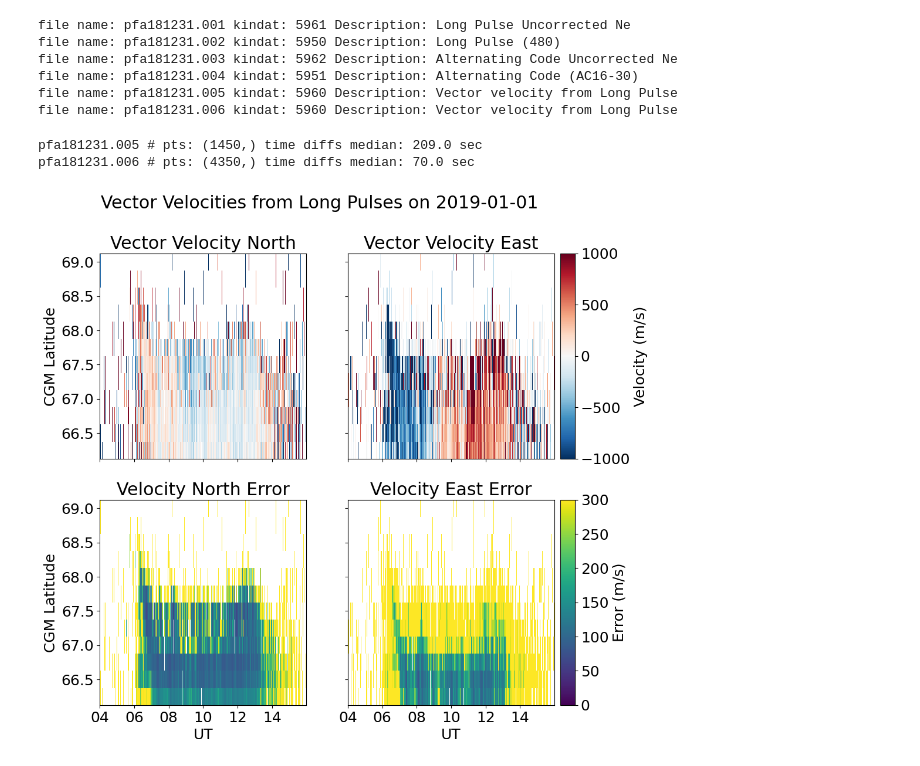
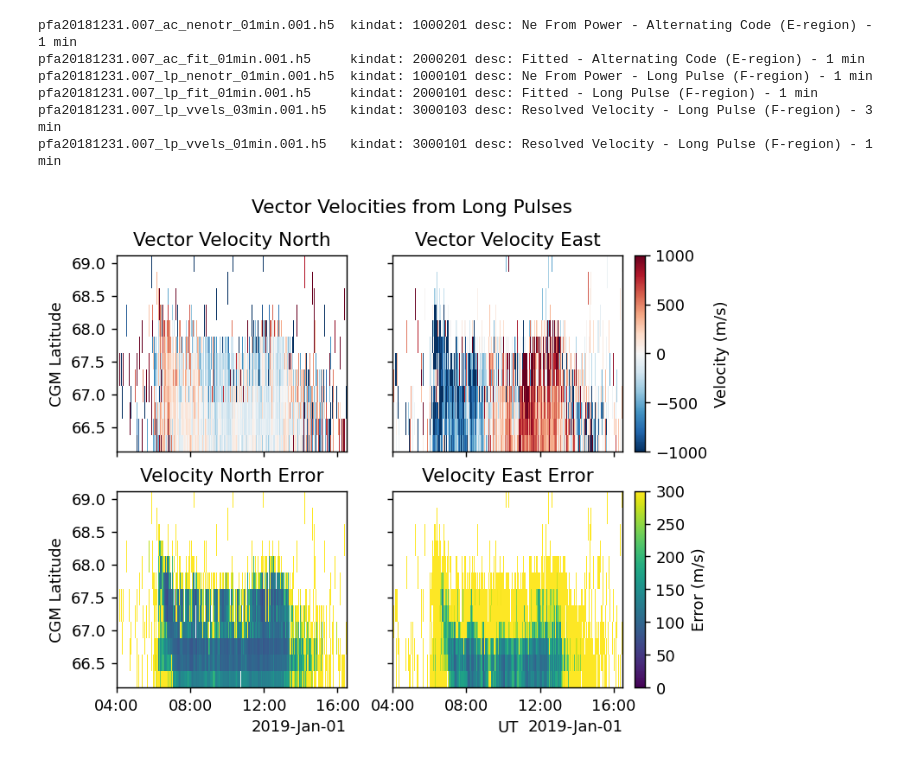
Before and after one commit to isrsummerschool/lecture_supplements_2024, a Jupyter notebook: data_use_examples/DataExample3.ipynb, the cells around one changed output. Saved outputs shown, nothing was run; the diff lists cells and outputs as text; code cells hidden in the pictures.

Commit message:
data_use_examples/DataExample3.ipynb updated to SRI Madrigal 3 format

```diff
--- a/data_use_examples/DataExample3.ipynb
+++ b/data_use_examples/DataExample3.ipynb
@@ -12,9 +12,9 @@ import numpy as np
 #CHANGE ME
 user_fullname = "Student Example"
 user_email = "isr.summer.school@gmail.com"
-user_affiliation = "ISR Summer School 2023"
+user_affiliation = "ISR Summer School 2024"
 
-maddat = madrigalWeb.madrigalWeb.MadrigalData('http://isr.sri.com/madrigal/')
+maddat = madrigalWeb.madrigalWeb.MadrigalData('https://data.amisr.com/madrigal/')
 # %%
 #instrument codes for AMISR
 instcodes={'PFISR':61,
@@ -48,14 +48,12 @@ Madrigal version: 2.6.2
 # %%
-# From the selected experiment list the available files / kind of data / description
+# Get all the files associated with the experiment:
 fileList = maddat.getExperimentFiles(expList[0].id)
-acfile=None
 for file in fileList:
-    fname = os.path.basename(file.name)
-    print('file name:',fname,'kindat:',file.kindat, 'Description:',file.kindatdesc)
+    print(os.path.basename(file.name),'\tkindat:',file.kindat,'desc:',file.kindatdesc)
 # %% [output]
-file name: pfa181231.001 kindat: 5961 Description: Long Pulse Uncorrected Ne
-file name: pfa181231.002 kindat: 5950 Description: Long Pulse (480)
-file name: pfa181231.003 kindat: 5962 Description: Alternating Code Uncorrected Ne
-file name: pfa181231.004 kindat: 5951 Description: Alternating Code (AC16-30)
-file name: pfa181231.005 kindat: 5960 Description: Vector velocity from Long Pulse
-file name: pfa181231.006 kindat: 5960 Description: Vector velocity from Long Pulse
+pfa20181231.007_ac_nenotr_01min.001.h5  kindat: 1000201 desc: Ne From Power - Alternating Code (E-region) - 1 min
+pfa20181231.007_ac_fit_01min.001.h5     kindat: 2000201 desc: Fitted - Alternating Code (E-region) - 1 min
+pfa20181231.007_lp_nenotr_01min.001.h5  kindat: 1000101 desc: Ne From Power - Long Pulse (F-region) - 1 min
+pfa20181231.007_lp_fit_01min.001.h5     kindat: 2000101 desc: Fitted - Long Pulse (F-region) - 1 min
+pfa20181231.007_lp_vvels_03min.001.h5   kindat: 3000103 desc: Resolved Velocity - Long Pulse (F-region) - 3 min
+pfa20181231.007_lp_vvels_01min.001.h5   kindat: 3000101 desc: Resolved Velocity - Long Pulse (F-region) - 1 min
@@ -97,8 +59,0 @@ result = maddat.downloadFile(acfilename,acoutfilename, user_fullname, user_email
-# %%
-for vvelsoutfilename in vvelsoutfilenames:
-    with h5py.File(vvelsoutfilename,'r') as f:
-        tstmp = f['Data/Array Layout']['timestamps'][:]
-        print(vvelsoutfilename,'# pts:',tstmp.shape,'time diffs median:',np.nanmedian(np.diff(tstmp)),'sec')
-# %% [output]
-pfa181231.005 # pts: (1450,) time diffs median: 209.0 sec
-pfa181231.006 # pts: (4350,) time diffs median: 70.0 sec
@@ -166,47 +146,43 @@ with h5py.File(lpoutfilename,'r') as f:
         LP_data.append(outdct)
 # %%
 vdat=vvels_data[0]
-plt.rcParams['figure.figsize']=10,10
-plt.rcParams['font.size']=18
-fig,axarr=plt.subplots(2,2,sharex=True,sharey=True)
+fig,axarr=plt.subplots(2,2, figsize=(7,5), dpi=130,sharex=True,sharey=True)
 
-vclrs=axarr[0,0].pcolormesh(mdates.date2num(vdat['time']),vdat['cgm_lat'],vdat['vipn'],vmin=-1000,vmax=1000,cmap='RdBu_r',shading='nearest')
-errclrs=axarr[1,0].pcolormesh(mdates.date2num(vdat['time']),vdat['cgm_lat'],vdat['dvipn'],vmin=0,vmax=300,cmap='viridis',shading='nearest')
+vclrs=axarr[0,0].pcolormesh(mdates.date2num(vdat['time']),vdat['cgm_lat'],vdat['vipn'],
+                            vmin=-1000,vmax=1000,cmap='RdBu_r',shading='nearest')
+errclrs=axarr[1,0].pcolormesh(mdates.date2num(vdat['time']),vdat['cgm_lat'],vdat['dvipn'],
+                              vmin=0,vmax=300,cmap='viridis',shading='nearest')
 
-vclrs=axarr[0,1].pcolormesh(mdates.date2num(vdat['time']),vdat['cgm_lat'],vdat['vipe'],vmin=-1000,vmax=1000,cmap='RdBu_r',shading='nearest')
-errclrs=axarr[1,1].pcolormesh(mdates.date2num(vdat['time']),vdat['cgm_lat'],vdat['dvipe'],vmin=0,vmax=300,cmap='viridis',shading='nearest')
+vclrs=axarr[0,1].pcolormesh(mdates.date2num(vdat['time']),vdat['cgm_lat'],vdat['vipe'],
+                            vmin=-1000,vmax=1000,cmap='RdBu_r',shading='nearest')
+errclrs=axarr[1,1].pcolormesh(mdates.date2num(vdat['time']),vdat['cgm_lat'],vdat['dvipe'],
+                              vmin=0,vmax=300,cmap='viridis',shading='nearest')
 
-axarr[-1,0].set_xlim([mdates.date2num(datetime.datetime(2019,1,1,4,0,0)),mdates.date2num(datetime.datetime(2019,1,1,16,0,0))])
-axarr[-1,0].set_xticks(np.arange(mdates.date2num(datetime.datetime(2019,1,1,4,0,0)),mdates.date2num(datetime.datetime(2019,1,1,16,0,0)),2.0/24.0))
-axarr[-1,1].set_xlim([mdates.date2num(datetime.datetime(2019,1,1,4,0,0)),mdates.date2num(datetime.datetime(2019,1,1,16,0,0))])
-axarr[-1,1].set_xticks(np.arange(mdates.date2num(datetime.datetime(2019,1,1,4,0,0)),mdates.date2num(datetime.datetime(2019,1,1,16,0,0)),2.0/24.0))
-
-axarr[-1,0].xaxis.set_major_formatter(mdates.DateFormatter('%H'))
-axarr[-1,0].set_xlabel('UT')
-axarr[-1,1].xaxis.set_major_formatter(mdates.DateFormatter('%H'))
-axarr[-1,1].set_xlabel('UT')
+locator = mdates.AutoDateLocator(minticks=3, maxticks=4)
+formatter = mdates.ConciseDateFormatter(locator)
+axarr[1,1].xaxis.set_major_locator(locator)
+axarr[1,1].xaxis.set_major_formatter(formatter)
+axarr[1,1].set_xlabel('UT')
+axarr[1,1].set_xlim([mdates.date2num(datetime.datetime(2019,1,1,4,0,0)),
+                     mdates.date2num(datetime.datetime(2019,1,1,16,30,0))])
 
 axarr[0,0].set_ylabel('CGM Latitude')
 axarr[1,0].set_ylabel('CGM Latitude')
 
 axarr[0,0].set_title('Vector Velocity North')
 axarr[0,1].set_title('Vector Velocity East')
 
 axarr[1,0].set_title('Velocity North Error')
 axarr[1,1].set_title('Velocity East Error')
 
-fig.suptitle('Vector Velocities from Long Pulses on 2019-01-01')
+fig.suptitle('Vector Velocities from Long Pulses')
 
-box=axarr[0,1].get_position()
-vcbarax=fig.add_axes([box.x0+box.width+0.01, box.y0, 0.025, box.height])
-vcb=plt.colorbar(vclrs,cax=vcbarax)
+vcb=fig.colorbar(vclrs,ax=[axarr[0,0],axarr[0,1]], pad=0.02)
 vcb.set_label('Velocity (m/s)')
 
-box=axarr[1,1].get_position()
-errcbarax=fig.add_axes([box.x0+box.width+0.01, box.y0, 0.025, box.height])
-errcb=plt.colorbar(errclrs,cax=errcbarax)
+errcb=plt.colorbar(errclrs,ax=[axarr[1,0],axarr[1,1]], pad=0.02)
 errcb.set_label('Error (m/s)')
 # %% [output]
-[figure, old version]
+[figure, new version]
 # %%
 for i,d in enumerate(LP_data):
```
Also changed, not shown: parts of 10 cells of this notebook.
